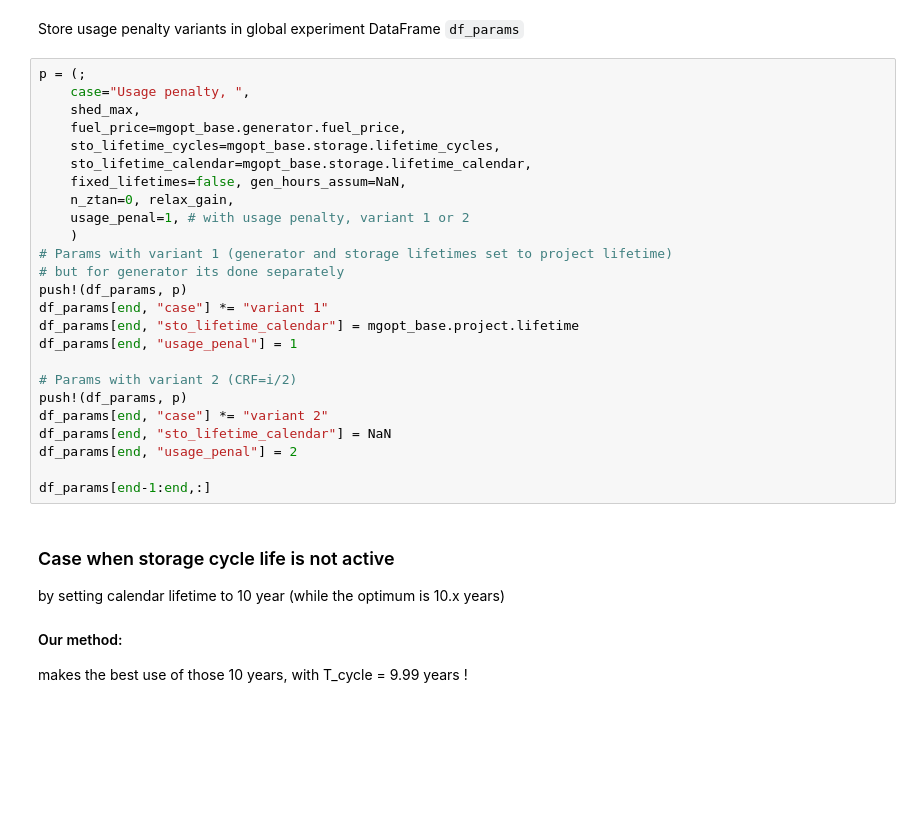
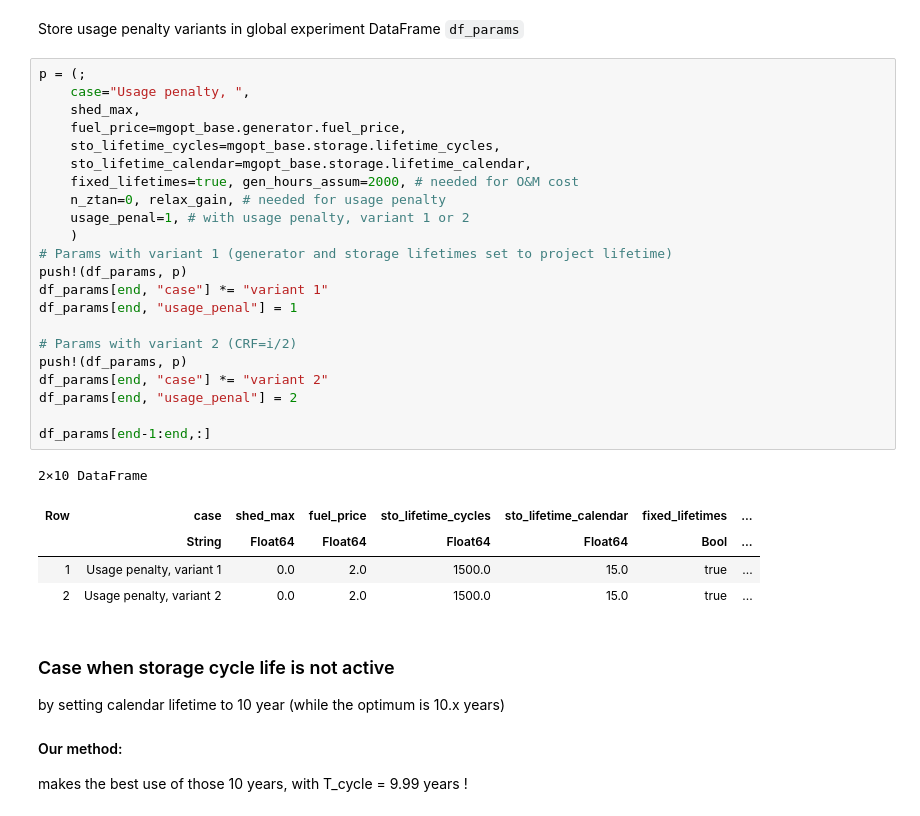
Before and after one commit to pierre-haessig/Microgrids.JuMP, a Jupyter notebook: Cvx_article_experiments.ipynb, the cells around one changed output. Saved outputs shown, nothing was run; the diff lists cells and outputs as text; blank space fills up the shorter version.

```diff
--- a/Cvx_article_experiments.ipynb
+++ b/Cvx_article_experiments.ipynb
@@ -1276,28 +1291,31 @@ Store usage penalty variants in global experiment DataFrame `df_params`
 # %%
 p = (;
     case="Usage penalty, ",
     shed_max,
     fuel_price=mgopt_base.generator.fuel_price,
     sto_lifetime_cycles=mgopt_base.storage.lifetime_cycles,
     sto_lifetime_calendar=mgopt_base.storage.lifetime_calendar,
-    fixed_lifetimes=false, gen_hours_assum=NaN,
-    n_ztan=0, relax_gain,
+    fixed_lifetimes=true, gen_hours_assum=2000, # needed for O&M cost
+    n_ztan=0, relax_gain, # needed for usage penalty
     usage_penal=1, # with usage penalty, variant 1 or 2
     )
 # Params with variant 1 (generator and storage lifetimes set to project lifetime)
-# but for generator its done separately
 push!(df_params, p)
 df_params[end, "case"] *= "variant 1"
-df_params[end, "sto_lifetime_calendar"] = mgopt_base.project.lifetime
 df_params[end, "usage_penal"] = 1
 
 # Params with variant 2 (CRF=i/2)
 push!(df_params, p)
 df_params[end, "case"] *= "variant 2"
-df_params[end, "sto_lifetime_calendar"] = NaN
 df_params[end, "usage_penal"] = 2
 
 df_params[end-1:end,:]
+# %% [output]
+2×10 DataFrame
+| Row | case | shed_max | fuel_price | sto_lifetime_cycles | sto_lifetime_calendar | fixed_lifetimes | ... |
+|  | String | Float64 | Float64 | Float64 | Float64 | Bool | ... |
+| 1 | Usage penalty, variant 1 | 0.0 | 2.0 | 1500.0 | 15.0 | true | ... |
+| 2 | Usage penalty, variant 2 | 0.0 | 2.0 | 1500.0 | 15.0 | true | ... |
 # %% [markdown]
 ### Case when storage cycle life is not active
 
```
Also changed, not shown: parts of 63 cells of this notebook, 1 other file.
